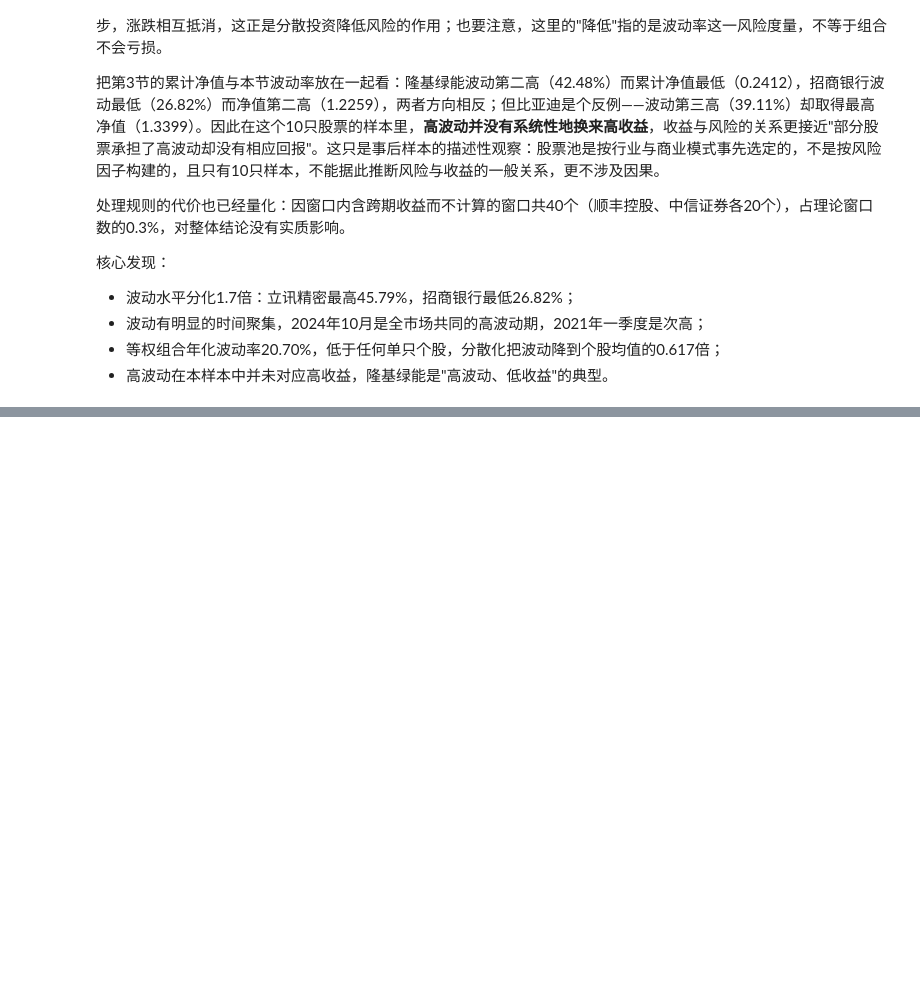
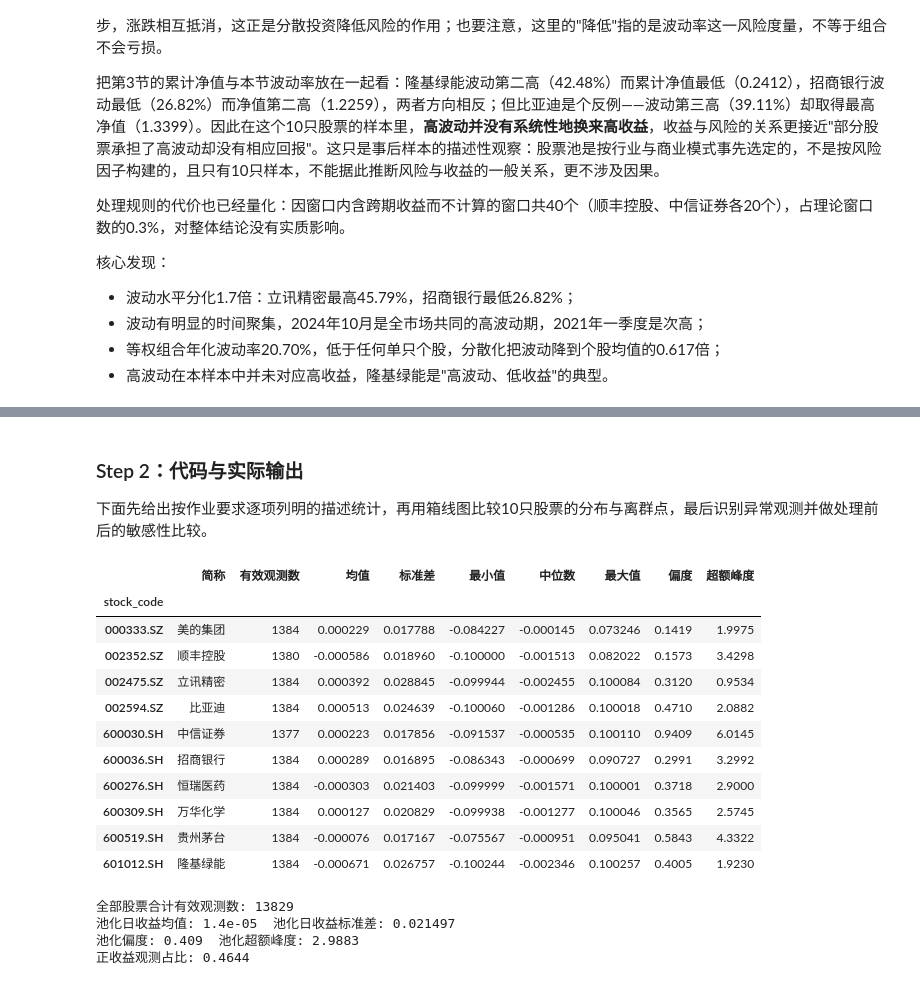
Before and after one commit to Jaremy112/fineco-homework, a Jupyter notebook: hw-02/hw_02-1.ipynb, the cells around one changed output, grey strips where cells are left out. Cells and saved outputs as stored; diff of their text form; code cells hidden in the pictures; blank space fills up the shorter version.

```diff
--- a/hw-02/hw_02-1.ipynb
+++ b/hw-02/hw_02-1.ipynb
@@ -787,0 +798,44 @@ display((eq_vol * 100).sort_values(ascending=False).head(10).round(2).to_frame("
+# %% [markdown]
+### Step 2：代码与实际输出
+
+下面先给出按作业要求逐项列明的描述统计，再用箱线图比较10只股票的分布与离群点，最后识别异常观测并做处理前后的敏感性比较。
+# %%
+# 描述统计：作业要求逐项列明的 8 个统计量
+ret_stats = d.loc[d["date"] >= "2021-01-01"].dropna(subset=["ret"])
+desc = ret_stats.groupby("stock_code").agg(
+    简称=("stock_name", "first"),
+    有效观测数=("ret", "size"),
+    均值=("ret", "mean"),
+    标准差=("ret", "std"),
+    最小值=("ret", "min"),
+    中位数=("ret", "median"),
+    最大值=("ret", "max"),
+    偏度=("ret", "skew"),
+    超额峰度=("ret", lambda s: s.kurt()),   # pandas 的 kurt 已是超额峰度（减 3）
+)
+display(desc.round({c: 6 for c in ["均值", "标准差", "最小值", "中位数", "最大值"]}
+                   | {c: 4 for c in ["偏度", "超额峰度"]}))
+
+print("全部股票合计有效观测数:", len(ret_stats))
+print("池化日收益均值:", round(float(ret_stats["ret"].mean()), 6),
+      " 池化日收益标准差:", round(float(ret_stats["ret"].std()), 6))
+print("池化偏度:", round(float(ret_stats["ret"].skew()), 4),
+      " 池化超额峰度:", round(float(ret_stats["ret"].kurt()), 4))
+print("正收益观测占比:", round(float((ret_stats["ret"] > 0).mean()), 4))
+# %% [output]
+|  | 简称 | 有效观测数 | 均值 | 标准差 | 最小值 | 中位数 | 最大值 | 偏度 | 超额峰度 |
+| stock_code |  |  |  |  |  |  |  |  |  |
+| 000333.SZ | 美的集团 | 1384 | 0.000229 | 0.017788 | -0.084227 | -0.000145 | 0.073246 | 0.1419 | 1.9975 |
+| 002352.SZ | 顺丰控股 | 1380 | -0.000586 | 0.018960 | -0.100000 | -0.001513 | 0.082022 | 0.1573 | 3.4298 |
+| 002475.SZ | 立讯精密 | 1384 | 0.000392 | 0.028845 | -0.099944 | -0.002455 | 0.100084 | 0.3120 | 0.9534 |
+| 002594.SZ | 比亚迪 | 1384 | 0.000513 | 0.024639 | -0.100060 | -0.001286 | 0.100018 | 0.4710 | 2.0882 |
+| 600030.SH | 中信证券 | 1377 | 0.000223 | 0.017856 | -0.091537 | -0.000535 | 0.100110 | 0.9409 | 6.0145 |
+| 600036.SH | 招商银行 | 1384 | 0.000289 | 0.016895 | -0.086343 | -0.000699 | 0.090727 | 0.2991 | 3.2992 |
+| 600276.SH | 恒瑞医药 | 1384 | -0.000303 | 0.021403 | -0.099999 | -0.001571 | 0.100001 | 0.3718 | 2.9000 |
+| 600309.SH | 万华化学 | 1384 | 0.000127 | 0.020829 | -0.099938 | -0.001277 | 0.100046 | 0.3565 | 2.5745 |
+| 600519.SH | 贵州茅台 | 1384 | -0.000076 | 0.017167 | -0.075567 | -0.000951 | 0.095041 | 0.5843 | 4.3322 |
+| 601012.SH | 隆基绿能 | 1384 | -0.000671 | 0.026757 | -0.100244 | -0.002346 | 0.100257 | 0.4005 | 1.9230 |
+全部股票合计有效观测数: 13829
+池化日收益均值: 1.4e-05  池化日收益标准差: 0.021497
+池化偏度: 0.409  池化超额峰度: 2.9883
+正收益观测占比: 0.4644
```
Also changed, not shown: parts of 7 cells of this notebook, 3 other files.
